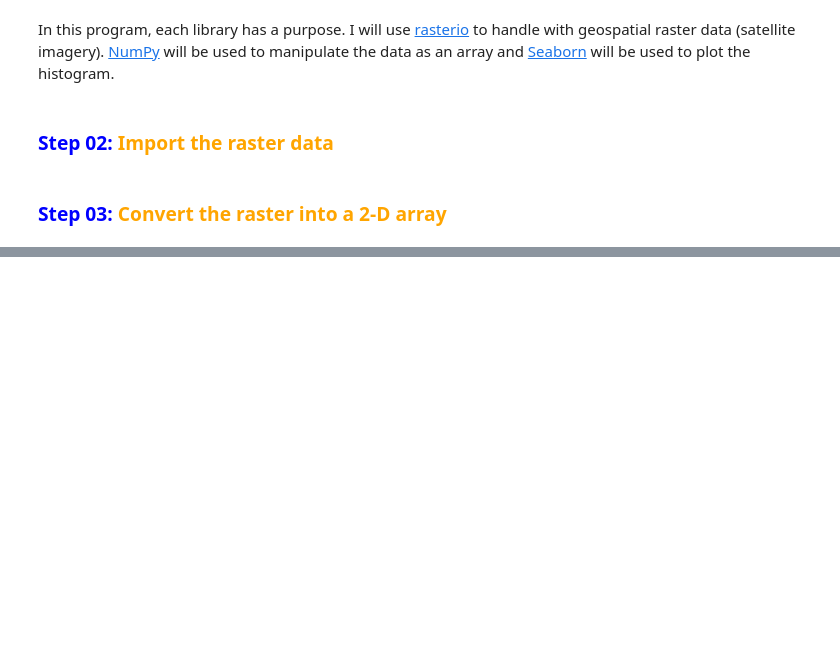
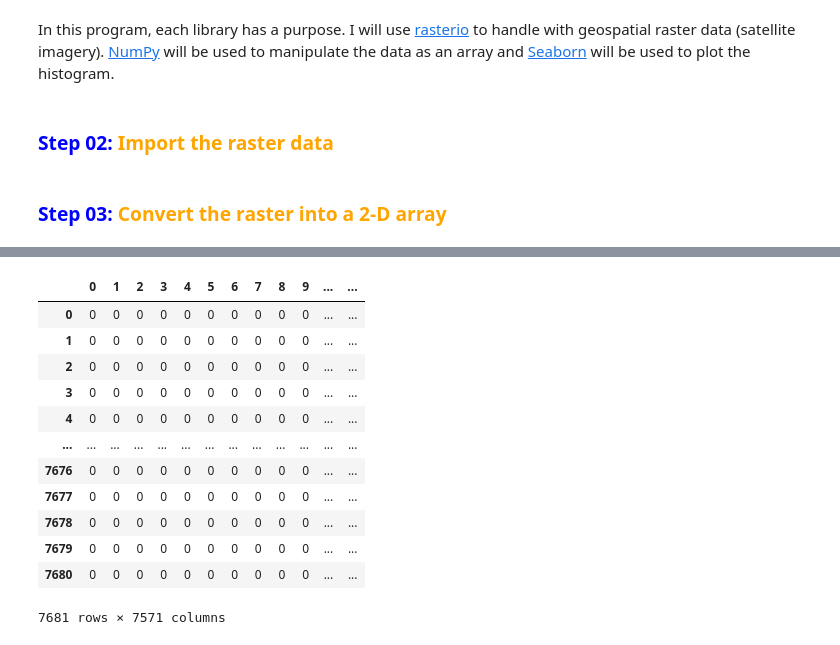
Before and after one commit to JalesBussinguer/RSTools, a Jupyter notebook: Raster_Histogram_Plot.ipynb, the cells around one changed output, grey strips where cells are left out. Cells and saved outputs as stored; diff of their text form; code cells hidden in the pictures; blank space fills up the shorter version.

```diff
--- a/Raster_Histogram_Plot.ipynb
+++ b/Raster_Histogram_Plot.ipynb
@@ -30,9 +31,9 @@ import gdal
 # In this case, the dataset is the Band 1 of a Landsat 8 image of Brasilia, Brazil.
 # This is my first attempt, so I will use a single band for instance.
 
-B1 = "D:\BSB\LC08_L1TP_221071_20200411_20200411_01_RT_B1.tif"
+B5 = "D:\BSB\LC08_L1TP_221071_20200411_20200411_01_RT_B5.tif"
 # %%
-img = gdal.Open(B1) # The variable img is used to represent the open image.
+img = gdal.Open(B5) # The variable img is used to represent the open image.
 #print(img.profile) # The method .profile returns the metadata of the raster dataset.
 
 # There are some interesting infos like the Coordinate Reference System (CRS) and the size (columns and rows) of the scene.
@@ -51,0 +43,5 @@ osgeo.gdal.Dataset
+# %%
+# The conversion process uses the method .ReadAsArray() from GDAL library
+# So, in that way, the whole scene is read as an array of numbers.
+
+img_array = img.ReadAsArray()
@@ -51,0 +72,16 @@ osgeo.gdal.Dataset
+# %%
+pd.DataFrame(img_array)
+# %% [output]
+|  | 0 | 1 | 2 | 3 | 4 | 5 | 6 | 7 | 8 | 9 | ... | ... |
+| 0 | 0 | 0 | 0 | 0 | 0 | 0 | 0 | 0 | 0 | 0 | ... | ... |
+| 1 | 0 | 0 | 0 | 0 | 0 | 0 | 0 | 0 | 0 | 0 | ... | ... |
+| 2 | 0 | 0 | 0 | 0 | 0 | 0 | 0 | 0 | 0 | 0 | ... | ... |
+| 3 | 0 | 0 | 0 | 0 | 0 | 0 | 0 | 0 | 0 | 0 | ... | ... |
+| 4 | 0 | 0 | 0 | 0 | 0 | 0 | 0 | 0 | 0 | 0 | ... | ... |
+| ... | ... | ... | ... | ... | ... | ... | ... | ... | ... | ... | ... | ... |
+| 7676 | 0 | 0 | 0 | 0 | 0 | 0 | 0 | 0 | 0 | 0 | ... | ... |
+| 7677 | 0 | 0 | 0 | 0 | 0 | 0 | 0 | 0 | 0 | 0 | ... | ... |
+| 7678 | 0 | 0 | 0 | 0 | 0 | 0 | 0 | 0 | 0 | 0 | ... | ... |
+| 7679 | 0 | 0 | 0 | 0 | 0 | 0 | 0 | 0 | 0 | 0 | ... | ... |
+| 7680 | 0 | 0 | 0 | 0 | 0 | 0 | 0 | 0 | 0 | 0 | ... | ... |
+7681 rows × 7571 columns
```
Also changed, not shown: parts of 9 cells of this notebook.
